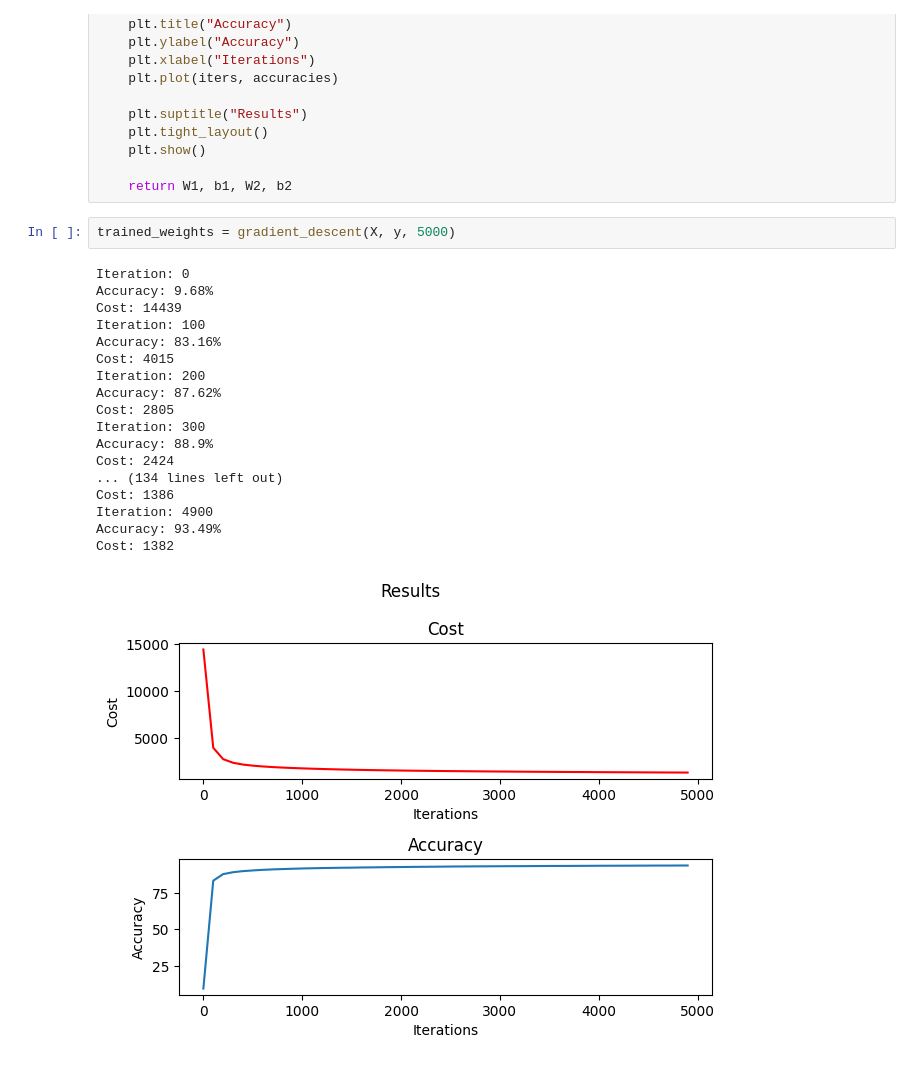
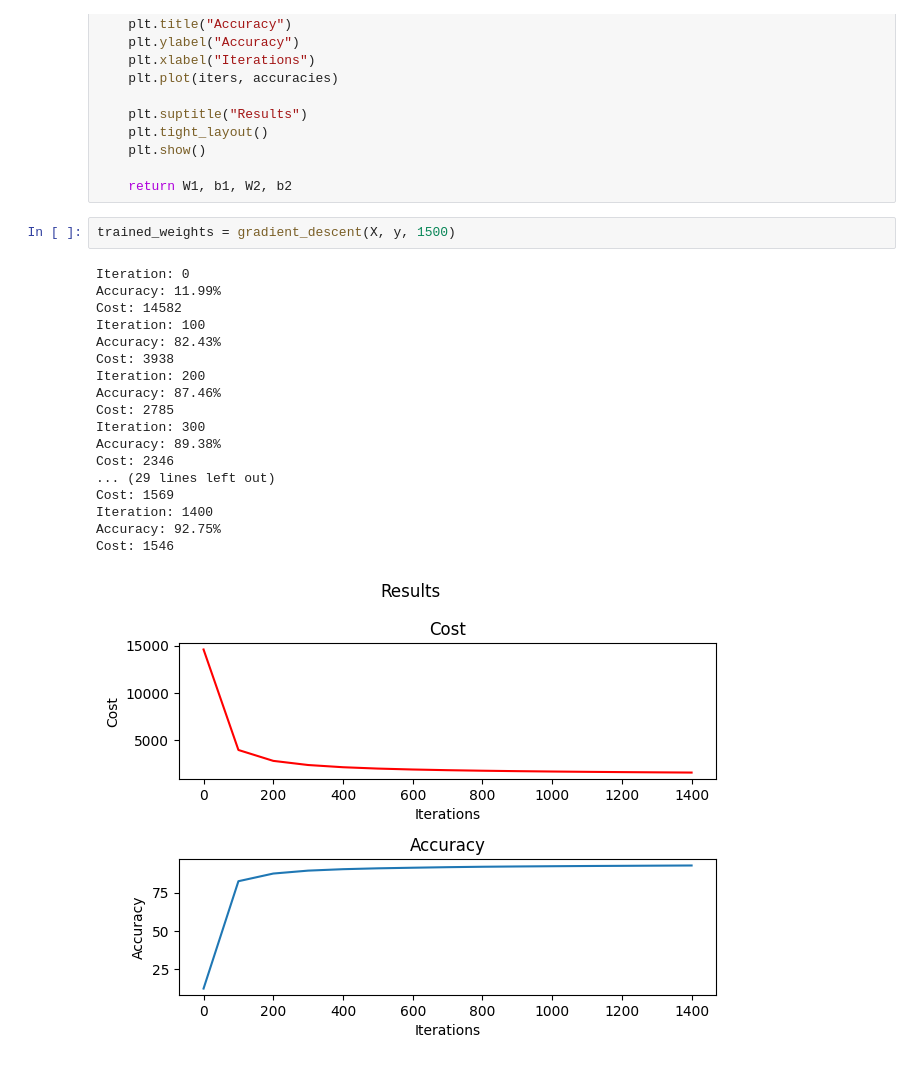
Before and after one commit to sidsurakanti/mnist-classification, a Jupyter notebook: nn.ipynb, the cells around one changed output. Saved outputs shown, nothing was run; the diff lists cells and outputs as text.

Commit message:
chore: update readme for git lfs and update iteration count for barebones nn

```diff
--- a/nn.ipynb
+++ b/nn.ipynb
@@ -124,26 +124,26 @@ def gradient_descent(X, Y, iterations):
 
     return W1, b1, W2, b2
 # %%
-trained_weights = gradient_descent(X, y, 5000)
+trained_weights = gradient_descent(X, y, 1500)
 # %% [output]
 Iteration: 0
-Accuracy: 9.68%
-Cost: 14439
+Accuracy: 11.99%
+Cost: 14582
 Iteration: 100
-Accuracy: 83.16%
-Cost: 4015
+Accuracy: 82.43%
+Cost: 3938
 Iteration: 200
-Accuracy: 87.62%
-Cost: 2805
+Accuracy: 87.46%
+Cost: 2785
 Iteration: 300
-Accuracy: 88.9%
-Cost: 2424
-... (134 lines left out)
-Cost: 1386
-Iteration: 4900
-Accuracy: 93.49%
-Cost: 1382
+Accuracy: 89.38%
+Cost: 2346
+... (29 lines left out)
+Cost: 1569
+Iteration: 1400
+Accuracy: 92.75%
+Cost: 1546
-[figure, old version]
+[figure, new version]
 # %%
 def predict(i, W1, b1, W2, b2):
     A2, _, _, _ = forward_pass(W1, b1, W2, b2, X_test.T)
```
Also changed, not shown: parts of 1 cell of this notebook, 1 other file.
